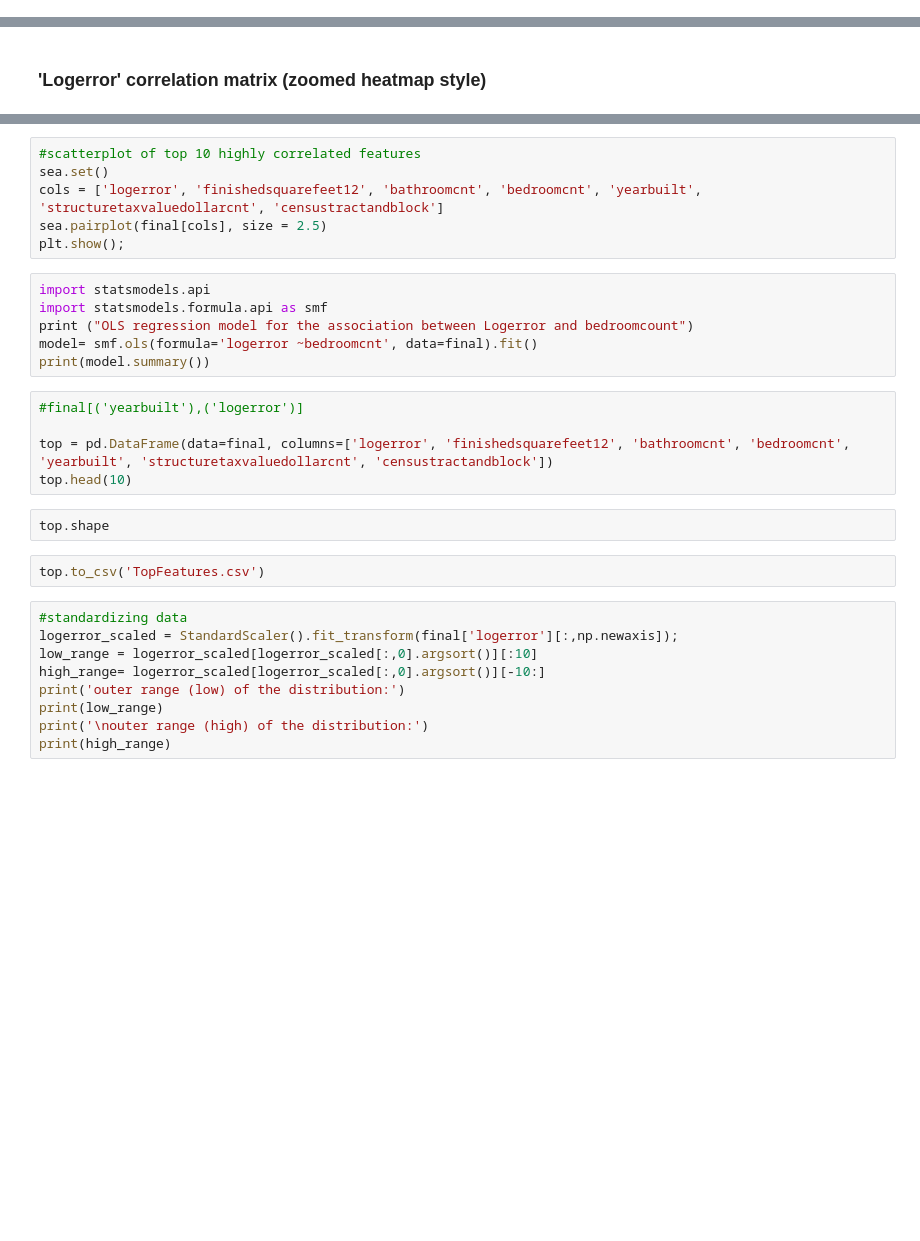
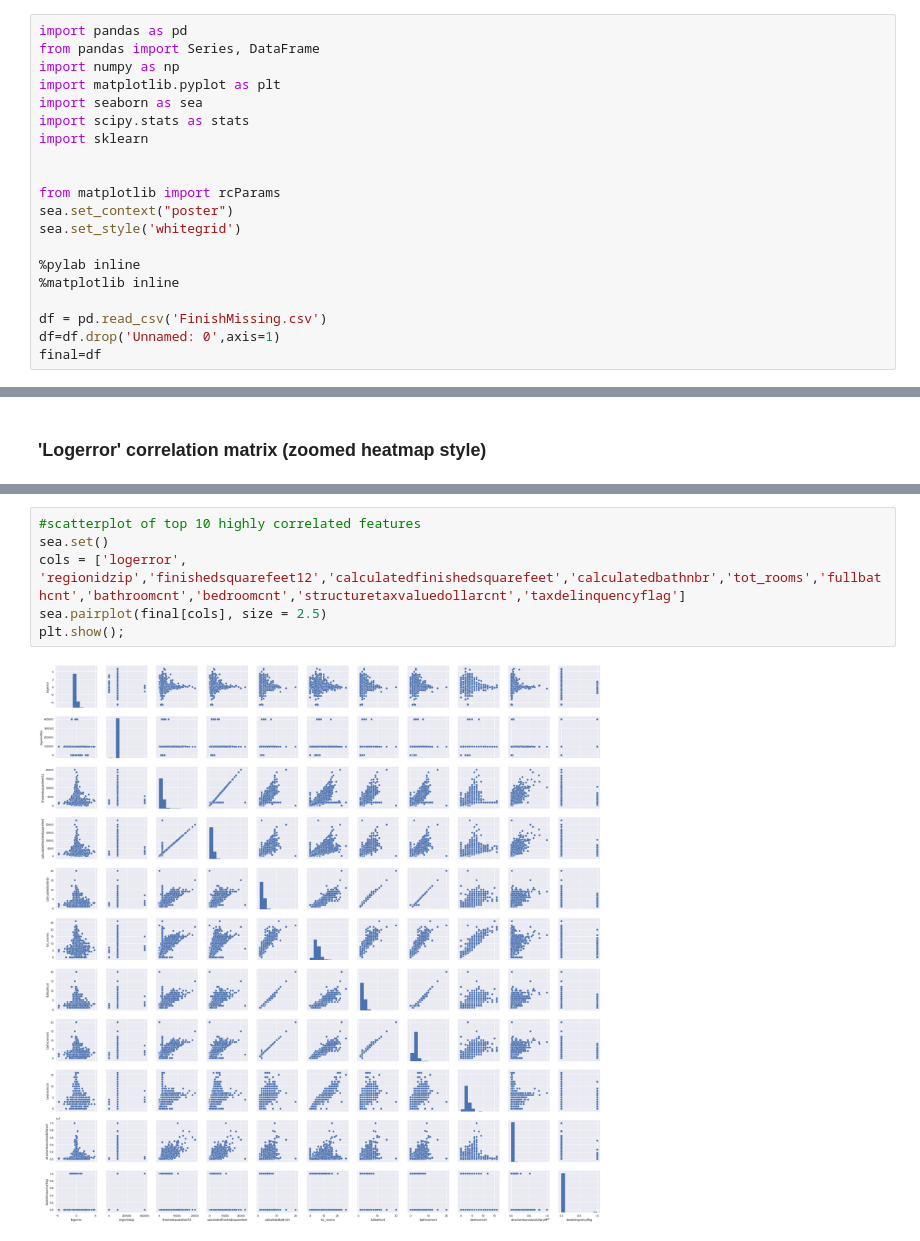
Before and after one commit to volak4/1st-Project-Minimizing-Log-Errors-with-an-Artificial-Neural-Network, a Jupyter notebook: Section2_FeatureSelection.ipynb, the cells around one changed output, grey strips where cells are left out. Cells and saved outputs as stored; diff of their text form; blank space fills up the shorter version.

```diff
--- a/Section2_FeatureSelection.ipynb
+++ b/Section2_FeatureSelection.ipynb
@@ -13,0 +14,20 @@ The goal of the inital exploratory analysis is to assess if there is some strang
+# %%
+import pandas as pd
+from pandas import Series, DataFrame
+import numpy as np
+import matplotlib.pyplot as plt
+import seaborn as sea
+import scipy.stats as stats
+import sklearn
+
+
+from matplotlib import rcParams
+sea.set_context("poster")
+sea.set_style('whitegrid')
+
+%pylab inline
+%matplotlib inline
+
+df = pd.read_csv('FinishMissing.csv')
+df=df.drop('Unnamed: 0',axis=1)
+final=df
@@ -44,30 +77,8 @@ plt.show()
 # %%
 #scatterplot of top 10 highly correlated features
 sea.set()
-cols = ['logerror', 'finishedsquarefeet12', 'bathroomcnt', 'bedroomcnt', 'yearbuilt', 'structuretaxvaluedollarcnt', 'censustractandblock']
+cols = ['logerror', 'regionidzip','finishedsquarefeet12','calculatedfinishedsquarefeet','calculatedbathnbr','tot_rooms','fullbathcnt','bathroomcnt','bedroomcnt','structuretaxvaluedollarcnt','taxdelinquencyflag']
 sea.pairplot(final[cols], size = 2.5)
 plt.show();
+# %% [output]
+[figure, added]
-# %%
-import statsmodels.api
-import statsmodels.formula.api as smf
-print ("OLS regression model for the association between Logerror and bedroomcount")
-model= smf.ols(formula='logerror ~bedroomcnt', data=final).fit()
-print(model.summary())
-# %%
-#final[('yearbuilt'),('logerror')]
-
-top = pd.DataFrame(data=final, columns=['logerror', 'finishedsquarefeet12', 'bathroomcnt', 'bedroomcnt', 'yearbuilt', 'structuretaxvaluedollarcnt', 'censustractandblock'])
-top.head(10)
-# %%
-top.shape
-# %%
-top.to_csv('TopFeatures.csv')
-# %%
-#standardizing data
-logerror_scaled = StandardScaler().fit_transform(final['logerror'][:,np.newaxis]);
-low_range = logerror_scaled[logerror_scaled[:,0].argsort()][:10]
-high_range= logerror_scaled[logerror_scaled[:,0].argsort()][-10:]
-print('outer range (low) of the distribution:')
-print(low_range)
-print('\nouter range (high) of the distribution:')
-print(high_range)
```
Also changed, not shown: parts of 12 cells of this notebook, 1 other file.
